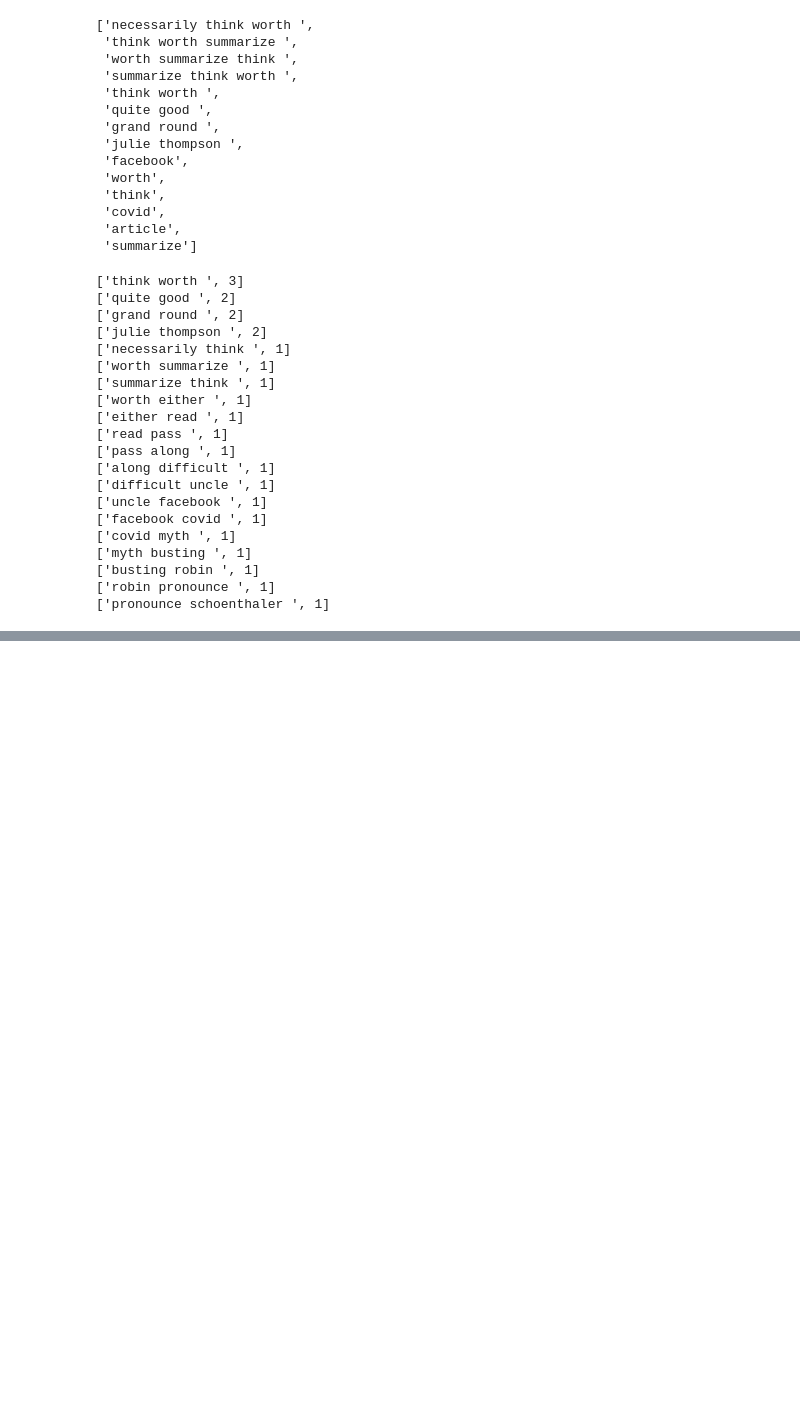
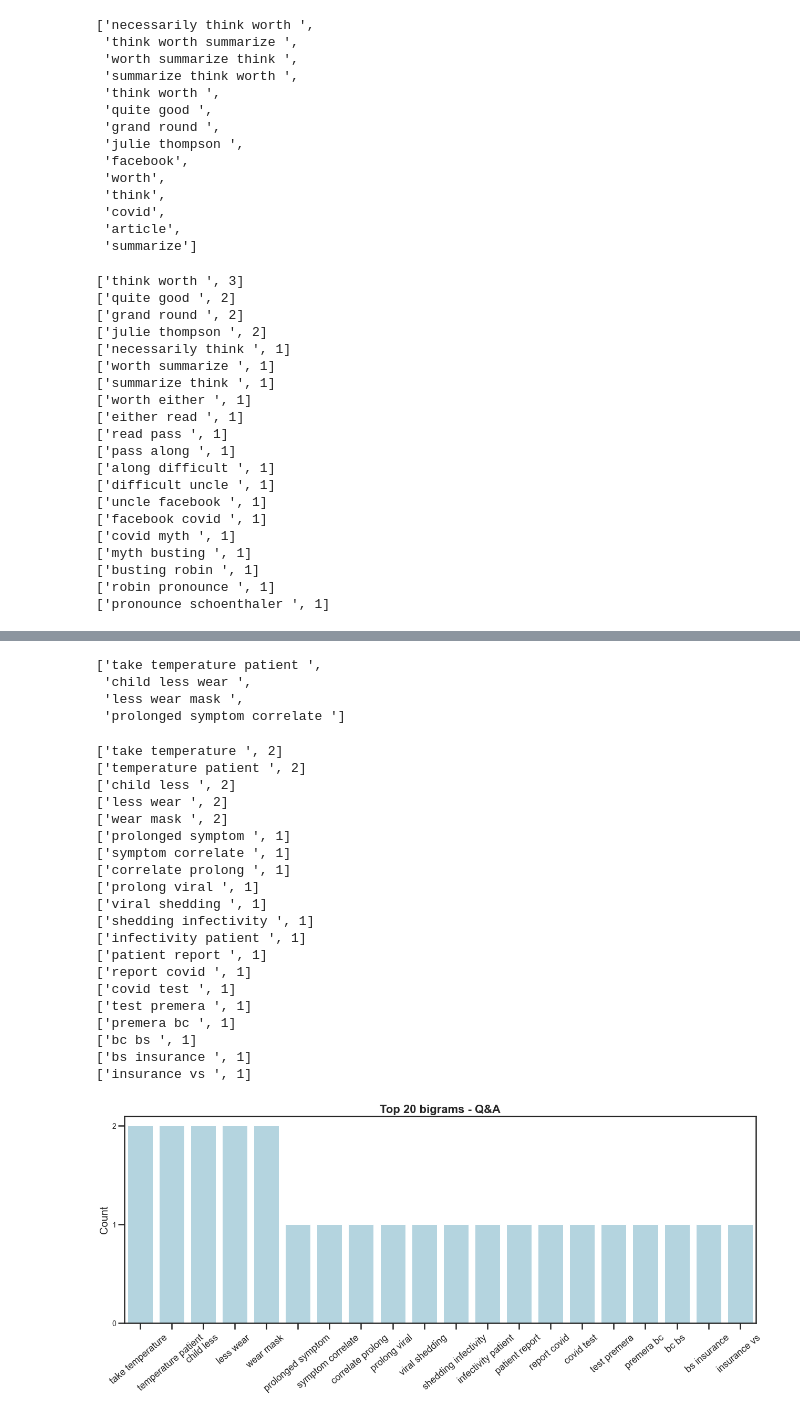
Before and after one commit to arivargasb/ProjectECHO, a Jupyter notebook: notebooks/ECHO video analysis by section_v2.ipynb, the cells around one changed output, grey strips where cells are left out. Drawn from its saved outputs; the diff is of its cells as text; code cells hidden in the pictures; blank space fills up the shorter version.

```diff
--- a/notebooks/ECHO video analysis by section_v2.ipynb
+++ b/notebooks/ECHO video analysis by section_v2.ipynb
@@ -2680,0 +3104,48 @@ f.close()
+# %%
+top_tri = df_trigrams.iloc[:4,:]
+# top_tri
+top_grams=list(top_tri['Grams'])
+top_grams
+# %% [output]
+['take temperature patient ',
+ 'child less wear ',
+ 'less wear mask ',
+ 'prolonged symptom correlate ']
+# %%
+# import matplotlib.style as style
+# style.available
+# style.use('Solarize_Light2')
+
+bigrams = nltk.bigrams(words)
+
+df_bigrams = get_bigrams(bigrams, 10)
+df_bigrams
+top_tri = df_bigrams.iloc[:10,:]
+info = {'data': df_bigrams, 'x': 'Grams', 'y': 'Count',
+       'xlab': '', 'ylab': 'Count', 'pal':'lightblue',
+       'title': 'Top 20 bigrams - Q&A',
+       'fname': graphq+'_bigrams.png',
+       'angle': 40}
+plot_frequency_chart(info)
+# %% [output]
+['take temperature ', 2]
+['temperature patient ', 2]
+['child less ', 2]
+['less wear ', 2]
+['wear mask ', 2]
+['prolonged symptom ', 1]
+['symptom correlate ', 1]
+['correlate prolong ', 1]
+['prolong viral ', 1]
+['viral shedding ', 1]
+['shedding infectivity ', 1]
+['infectivity patient ', 1]
+['patient report ', 1]
+['report covid ', 1]
+['covid test ', 1]
+['test premera ', 1]
+['premera bc ', 1]
+['bc bs ', 1]
+['bs insurance ', 1]
+['insurance vs ', 1]
+[figure, added]
```
Also changed, not shown: parts of 57 cells of this notebook, 24 other files.
